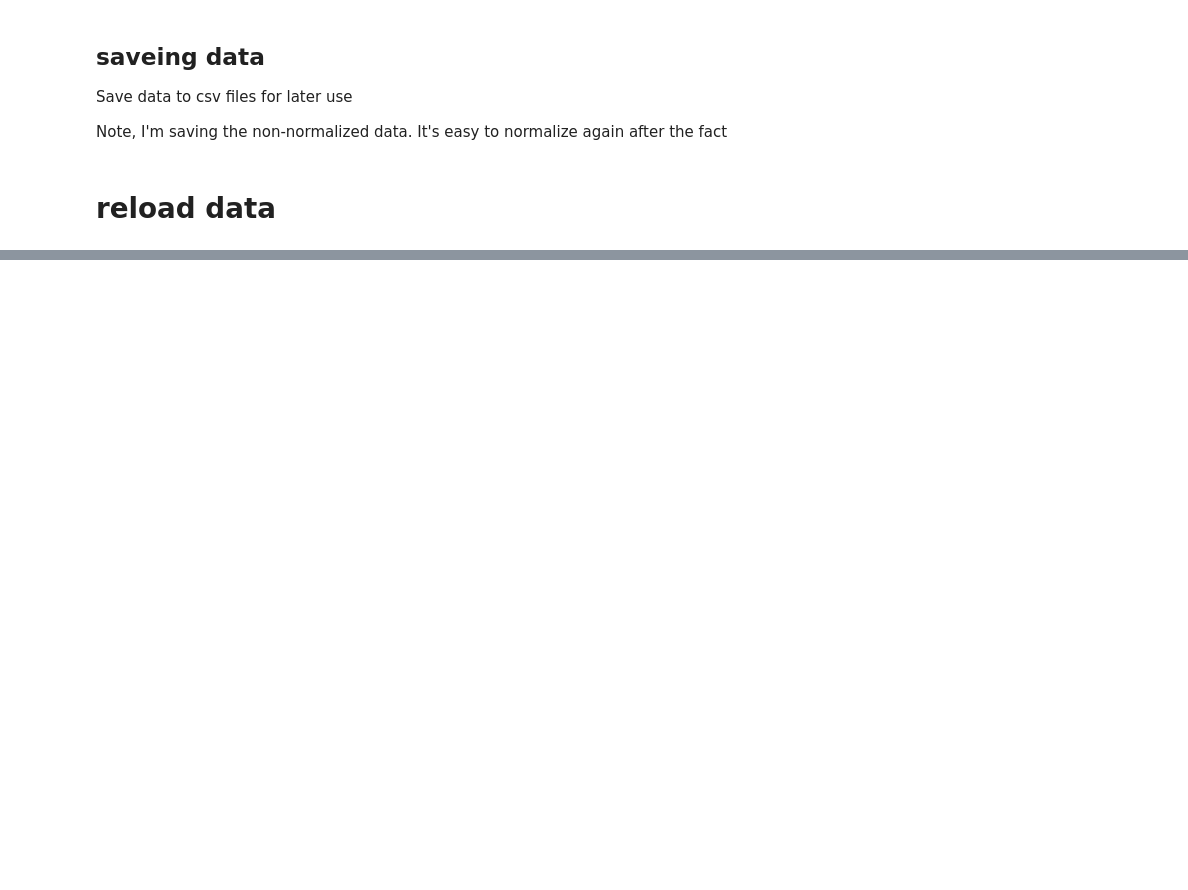
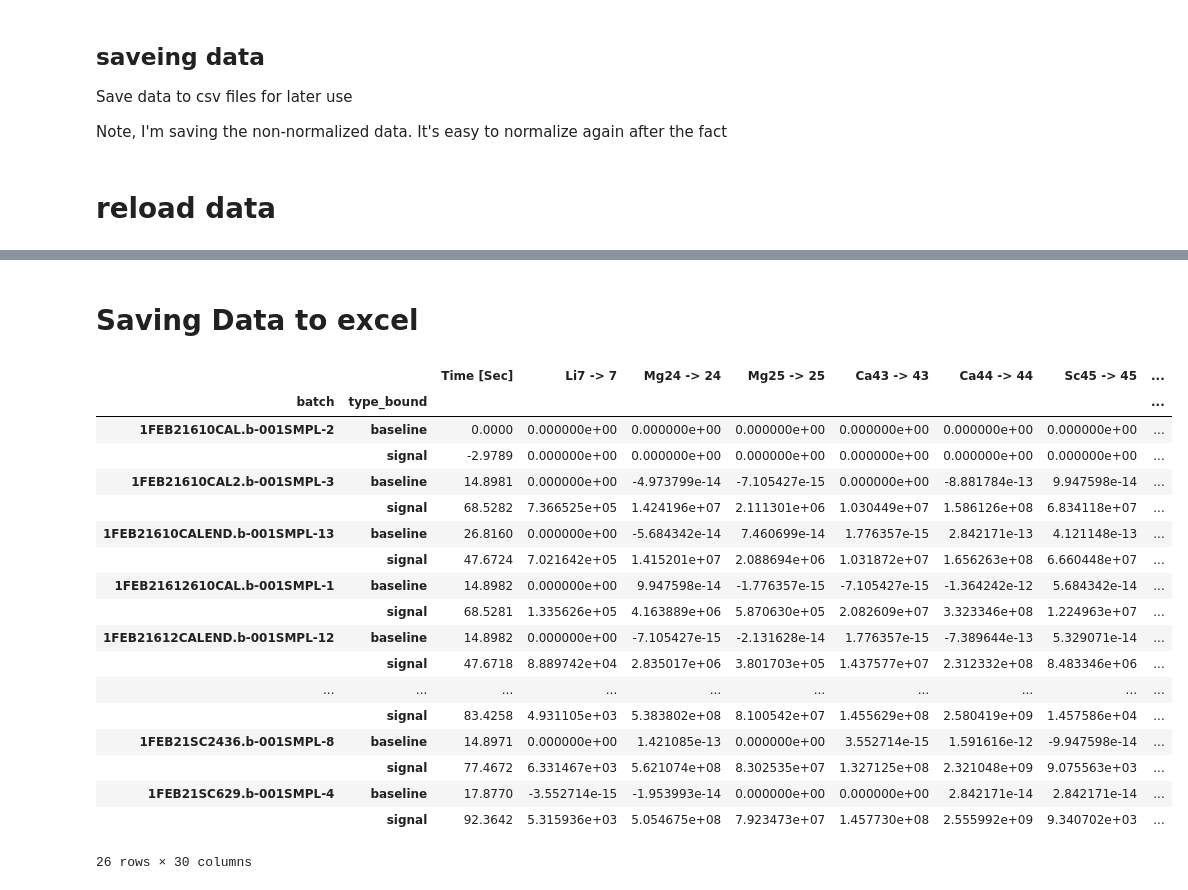
Before and after one commit to wpk-nist-gov/icpmsflow, a Jupyter notebook: notebooks/icpmsflow_tutorial.ipynb, the cells around one changed output, grey strips where cells are left out. Drawn from its saved outputs; the diff is of its cells as text; code cells hidden in the pictures; blank space fills up the shorter version.

```diff
--- a/notebooks/icpmsflow_tutorial.ipynb
+++ b/notebooks/icpmsflow_tutorial.ipynb
@@ -123,0 +120,2 @@ test.explorer.app
+# %% [markdown]
+# Saving Data to excel
@@ -123,0 +124,2 @@ test.explorer.app
+# %%
+test = icpmsflow.ICPMSAnalysis.from_excel('output.xlxs')
@@ -123,0 +129,26 @@ test.explorer.app
+# %%
+(
+    test
+    .snap_bounds_minmax().snap_bounds_nearest().normalize_by_baseline()
+    .interpolate_at_bounds(as_delta=True, integrate=True)
+)
+# %% [output]
+|  |  | Time [Sec] | Li7 -> 7 | Mg24 -> 24 | Mg25 -> 25 | Ca43 -> 43 | Ca44 -> 44 | Sc45 -> 45 | ... |
+| batch | type_bound |  |  |  |  |  |  |  | ... |
+| 1FEB21610CAL.b-001SMPL-2 | baseline | 0.0000 | 0.000000e+00 | 0.000000e+00 | 0.000000e+00 | 0.000000e+00 | 0.000000e+00 | 0.000000e+00 | ... |
+|  | signal | -2.9789 | 0.000000e+00 | 0.000000e+00 | 0.000000e+00 | 0.000000e+00 | 0.000000e+00 | 0.000000e+00 | ... |
+| 1FEB21610CAL2.b-001SMPL-3 | baseline | 14.8981 | 0.000000e+00 | -4.973799e-14 | -7.105427e-15 | 0.000000e+00 | -8.881784e-13 | 9.947598e-14 | ... |
+|  | signal | 68.5282 | 7.366525e+05 | 1.424196e+07 | 2.111301e+06 | 1.030449e+07 | 1.586126e+08 | 6.834118e+07 | ... |
+| 1FEB21610CALEND.b-001SMPL-13 | baseline | 26.8160 | 0.000000e+00 | -5.684342e-14 | 7.460699e-14 | 1.776357e-15 | 2.842171e-13 | 4.121148e-13 | ... |
+|  | signal | 47.6724 | 7.021642e+05 | 1.415201e+07 | 2.088694e+06 | 1.031872e+07 | 1.656263e+08 | 6.660448e+07 | ... |
+| 1FEB21612610CAL.b-001SMPL-1 | baseline | 14.8982 | 0.000000e+00 | 9.947598e-14 | -1.776357e-15 | -7.105427e-15 | -1.364242e-12 | 5.684342e-14 | ... |
+|  | signal | 68.5281 | 1.335626e+05 | 4.163889e+06 | 5.870630e+05 | 2.082609e+07 | 3.323346e+08 | 1.224963e+07 | ... |
+| 1FEB21612CALEND.b-001SMPL-12 | baseline | 14.8982 | 0.000000e+00 | -7.105427e-15 | -2.131628e-14 | 1.776357e-15 | -7.389644e-13 | 5.329071e-14 | ... |
+|  | signal | 47.6718 | 8.889742e+04 | 2.835017e+06 | 3.801703e+05 | 1.437577e+07 | 2.312332e+08 | 8.483346e+06 | ... |
+| ... | ... | ... | ... | ... | ... | ... | ... | ... | ... |
+|  | signal | 83.4258 | 4.931105e+03 | 5.383802e+08 | 8.100542e+07 | 1.455629e+08 | 2.580419e+09 | 1.457586e+04 | ... |
+| 1FEB21SC2436.b-001SMPL-8 | baseline | 14.8971 | 0.000000e+00 | 1.421085e-13 | 0.000000e+00 | 3.552714e-15 | 1.591616e-12 | -9.947598e-14 | ... |
+|  | signal | 77.4672 | 6.331467e+03 | 5.621074e+08 | 8.302535e+07 | 1.327125e+08 | 2.321048e+09 | 9.075563e+03 | ... |
+| 1FEB21SC629.b-001SMPL-4 | baseline | 17.8770 | -3.552714e-15 | -1.953993e-14 | 0.000000e+00 | 0.000000e+00 | 2.842171e-14 | 2.842171e-14 | ... |
+|  | signal | 92.3642 | 5.315936e+03 | 5.054675e+08 | 7.923473e+07 | 1.457730e+08 | 2.555992e+09 | 9.340702e+03 | ... |
+26 rows × 30 columns
```
Also changed, not shown: parts of 4 cells of this notebook, 3 other files.
